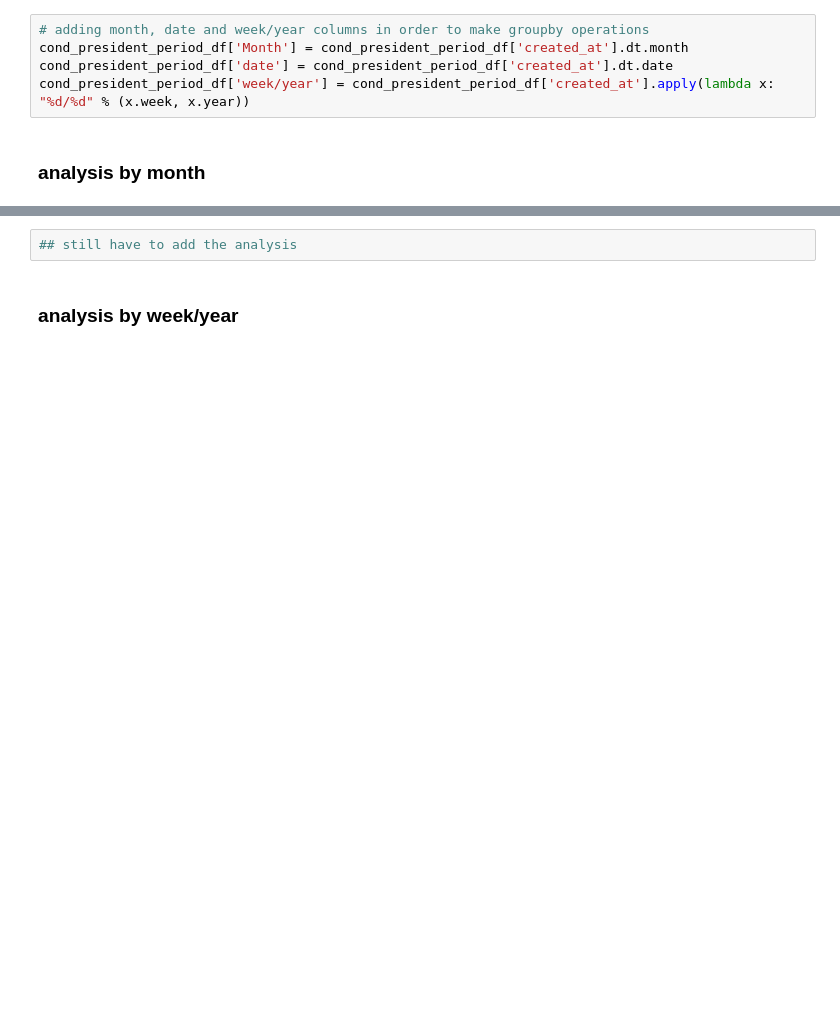
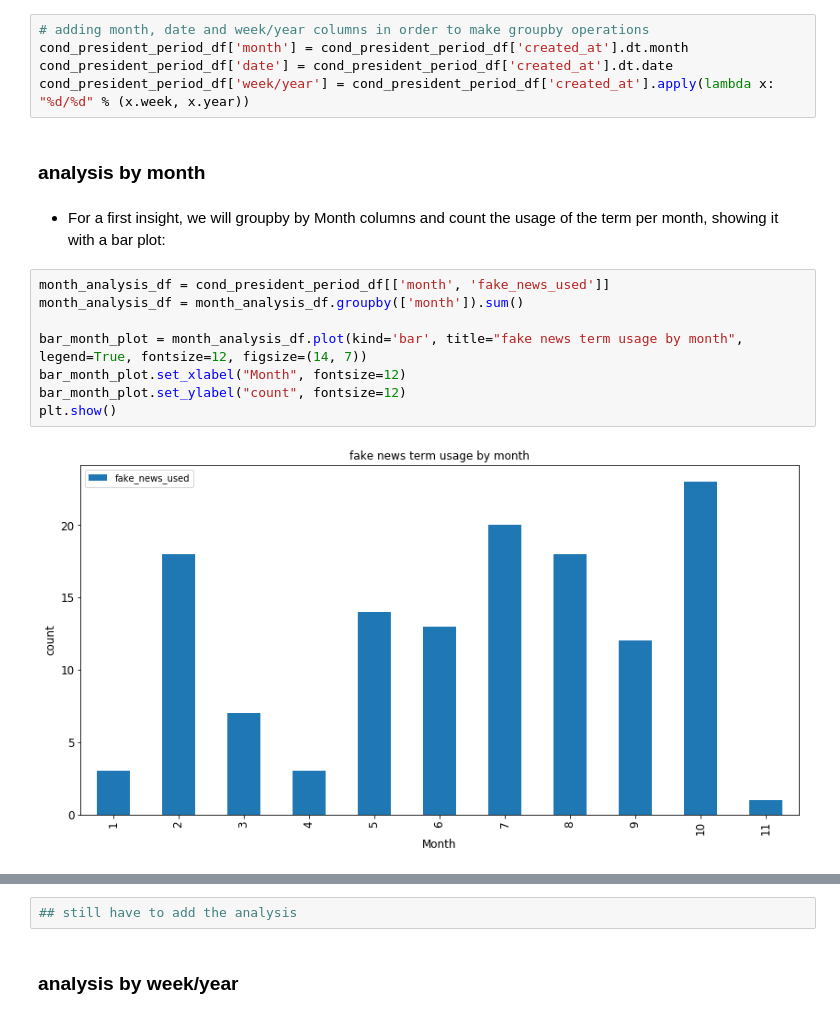
Before and after one commit to christian-5-28/ADA-Sciuto-Smith-Tarantino, a Jupyter notebook: Project/notebooks/fake_news_notebook.ipynb, the cells around one changed output, grey strips where cells are left out. Saved outputs shown, nothing was run; the diff lists cells and outputs as text; blank space fills up the shorter version.

Commit message:
fake news notebook updated (todo: scraping and merge description)

```diff
--- a/Project/notebooks/fake_news_notebook.ipynb
+++ b/Project/notebooks/fake_news_notebook.ipynb
@@ -213,8 +215,20 @@ cond_president_period_df['fake_news_used'].sum()
 - Considered that we have a period of 10 month, we have an interesting number of postive matches, so we can start a deeper analysis conidering the months, the week/year and by date:
 # %%
 # adding month, date and week/year columns in order to make groupby operations
-cond_president_period_df['Month'] = cond_president_period_df['created_at'].dt.month
+cond_president_period_df['month'] = cond_president_period_df['created_at'].dt.month
 cond_president_period_df['date'] = cond_president_period_df['created_at'].dt.date
 cond_president_period_df['week/year'] = cond_president_period_df['created_at'].apply(lambda x: "%d/%d" % (x.week, x.year))
 # %% [markdown]
 ### analysis by month
+# %% [markdown]
+- For a first insight, we will groupby by Month columns and count the usage of the term per month, showing it with a bar plot:
+# %%
+month_analysis_df = cond_president_period_df[['month', 'fake_news_used']]
+month_analysis_df = month_analysis_df.groupby(['month']).sum()
+
+bar_month_plot = month_analysis_df.plot(kind='bar', title="fake news term usage by month", legend=True, fontsize=12, figsize=(14, 7))
+bar_month_plot.set_xlabel("Month", fontsize=12)
+bar_month_plot.set_ylabel("count", fontsize=12)
+plt.show()
+# %% [output]
+[figure, added]
```
Also changed, not shown: parts of 30 cells of this notebook.
